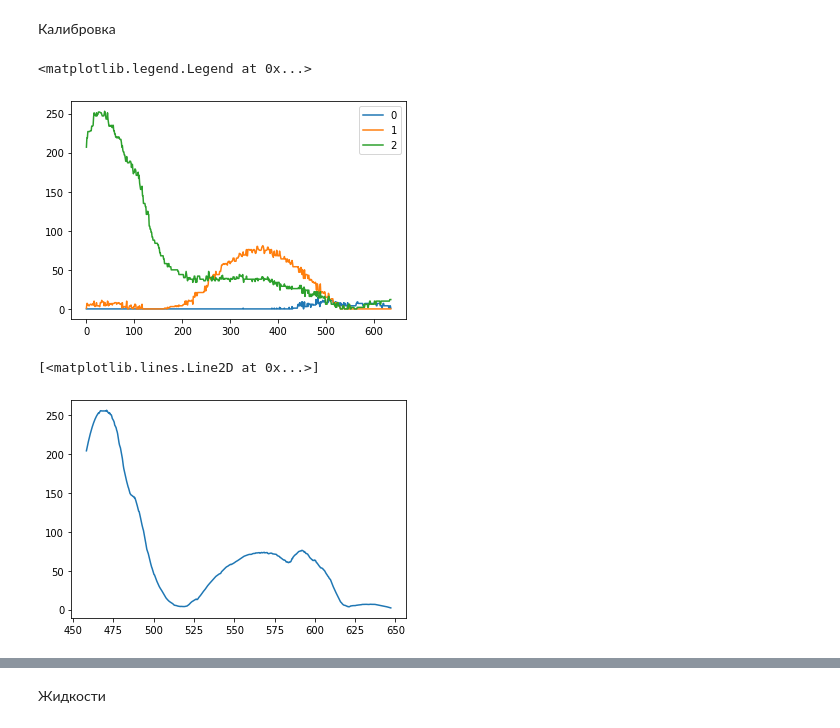
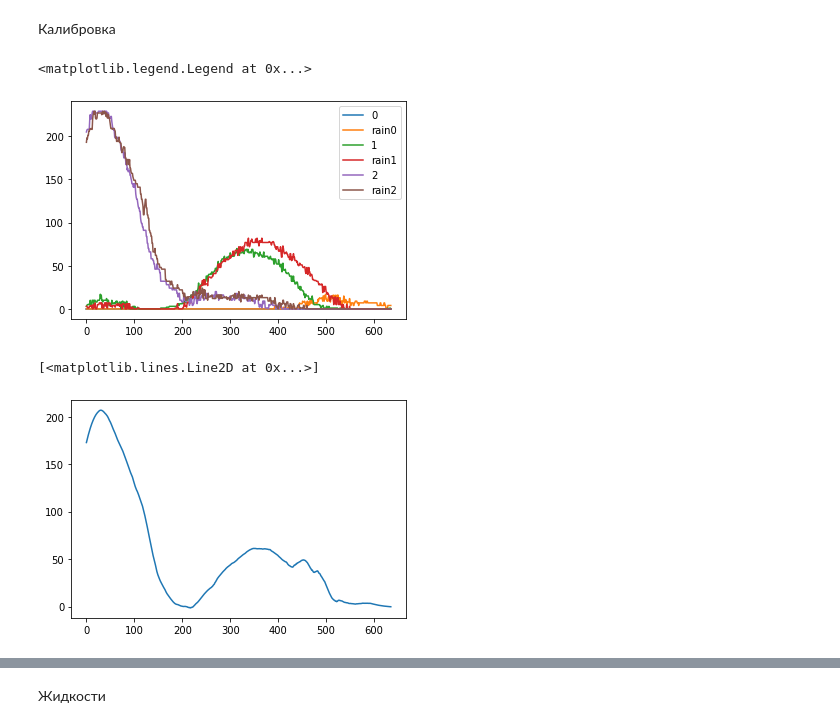
Before and after one commit to arpolkin/reshetka, a Jupyter notebook: laba.ipynb, the cells around one changed output, grey strips where cells are left out. Saved outputs shown, nothing was run; the diff lists cells and outputs as text; code cells hidden in the pictures.

```diff
--- a/laba.ipynb
+++ b/laba.ipynb
@@ -33,32 +33,42 @@ green_shift_center = opt_green_shift[0]
 l_step = (635.-532.)/(red_shift_center-green1_center)
 l_grid = (xdata-xdata[int(green1_center)])*l_step + np.ones_like(xdata)*532
 # %%
-data_rainbow = np.loadtxt("спектр диода.txt")
-#data_rainbow[:,2] = data_rainbow[:,2]-data_rainbow[:,2][200]
-#data_rainbow[:,1] = data_rainbow[:,1]-data_rainbow[:,1][100]
-#data_rainbow[:,0] = data_rainbow[:,0]-data_rainbow[:,0][400]
+data_rainbow = np.loadtxt('пустая кювет.txt')#np.loadtxt("спектр диода.txt")
+blue_wid = np.loadtxt('купорос.txt')
+data_rainbow[:,2] = data_rainbow[:,2]-blue_cut#data_rainbow[:,2][200]
+data_rainbow[:,1] = data_rainbow[:,1]-data_rainbow[:,1][100]
+data_rainbow[:,0] = data_rainbow[:,0]-data_rainbow[:,0][400]
+blue_wid[:,2] = blue_wid[:,2]-blue_cut#blue_wid[:,2][250]
+blue_wid[:,1] = blue_wid[:,1]-blue_wid[:,1][100]
+blue_wid[:,0] = blue_wid[:,0]-blue_wid[:,0][400]
 for i in range(3):
     data_rainbow[:,i][data_rainbow[:,i]<0]=0
+    blue_wid[:,i][blue_wid[:,i]<0]=0
 for i in range (3):
-    plt.plot(data_rainbow[:,i],label="{}".format(i))
+    plt.plot(blue_wid[:,i],label="{}".format(i))
+    plt.plot(data_rainbow[:,i],label="rain{}".format(i))
 plt.legend()
 # %% [output]
 <matplotlib.legend.Legend at 0x...>
-[figure, old version]
+[figure, new version]
 # %%
+blue_cut = np.mean(np.loadtxt('пустая кювет.txt')[300:,2])
+red_cut = np.max(np.loadtxt('купорос.txt')[:100,1])#np.max(np.loadtxt('пустая кювет.txt')[:100,1])
 def intensity(arr):
     int_ar = np.zeros_like(l_grid)
     arr_add = arr.copy()
-    arr_add[:,2] = arr_add[:,2]-arr_add[:,2][200]
-    arr_add[:,1] = arr_add[:,1]-arr_add[:,1][100]
-    arr_add[:,0] = arr_add[:,0]-arr_add[:,0][400]
+    arr_add[:,2] = arr_add[:,2]-blue_cut#np.mean(arr_add[350:,2])
+    arr_add[:,1] = arr_add[:,1]-red_cut#np.max(arr_add[:130,1])#arr_add[:,1][100]
+    arr_add[:,0] = arr_add[:,0]-np.max(arr_add[:400,0])#arr_add[:,0][400]
     for i in range(3):
         arr_add[:,i][arr_add[:,i]<0]=0
+        #print(np.min(arr_add))
     for i in range(3):
         int_ar = int_ar + np.sqrt(arr_add[:,i])
+        #print(np.min(int_ar))
     return savgol_filter(int_ar**2, 51, 2)
 #w = savgol_filter(intensity(data_rainbow), 51, 2)
-plt.plot(l_grid,intensity(data_rainbow))
+plt.plot(intensity(data_rainbow))
 # %% [output]
 [<matplotlib.lines.Line2D at 0x...>]
-[figure, old version]
+[figure, new version]
```
Also changed, not shown: parts of 7 cells of this notebook.
